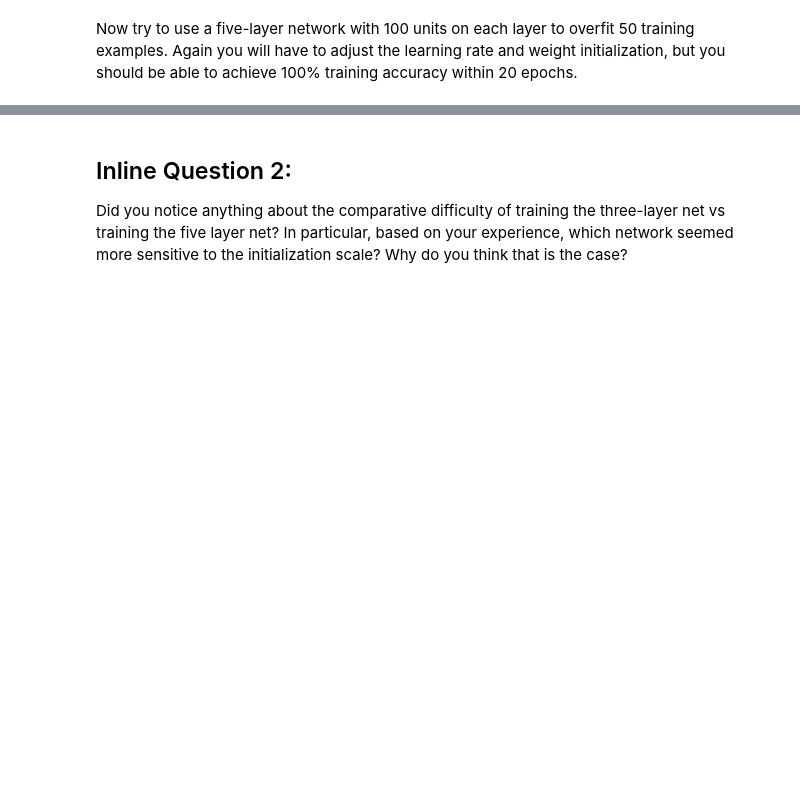
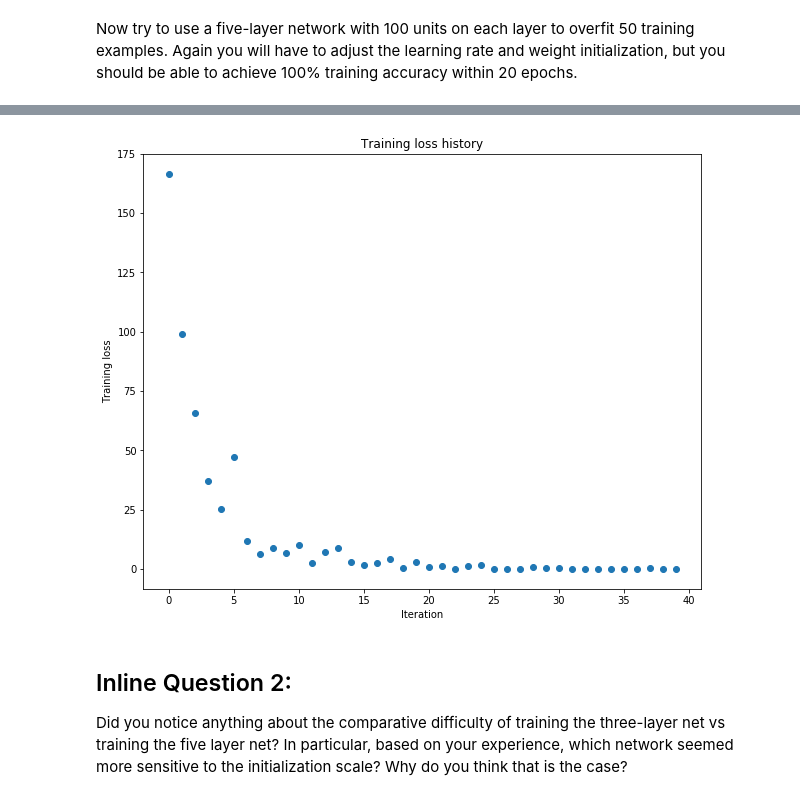
Before and after one commit to eric8607242/CS231N_2018_assignment, a Jupyter notebook: assignment2/FullyConnectedNets.ipynb, the cells around one changed output, grey strips where cells are left out. Cells and saved outputs as stored; diff of their text form; code cells hidden in the pictures; blank space fills up the shorter version.

```diff
--- a/assignment2/FullyConnectedNets.ipynb
+++ b/assignment2/FullyConnectedNets.ipynb
@@ -474,8 +493,8 @@ small_data = {
   'y_val': data['y_val'],
 }
 
-learning_rate = 2e-3
-weight_scale = 1e-5
+learning_rate = 2e-4
+weight_scale = 1e-1
 model = FullyConnectedNet([100, 100, 100, 100],
                 weight_scale=weight_scale, dtype=np.float64)
 solver = Solver(model, small_data,
@@ -492,3 +511,4 @@ plt.title('Training loss history')
 plt.xlabel('Iteration')
 plt.ylabel('Training loss')
 plt.show()
+# %% [output]
@@ -495,3 +532,4 @@ plt.show()
+[figure, added]
 # %% [markdown]
 ## Inline Question 2:
 Did you notice anything about the comparative difficulty of training the three-layer net vs training the five layer net? In particular, based on your experience, which network seemed more sensitive to the initialization scale? Why do you think that is the case?
```
Also changed, not shown: parts of 10 cells of this notebook, 1 other file.
